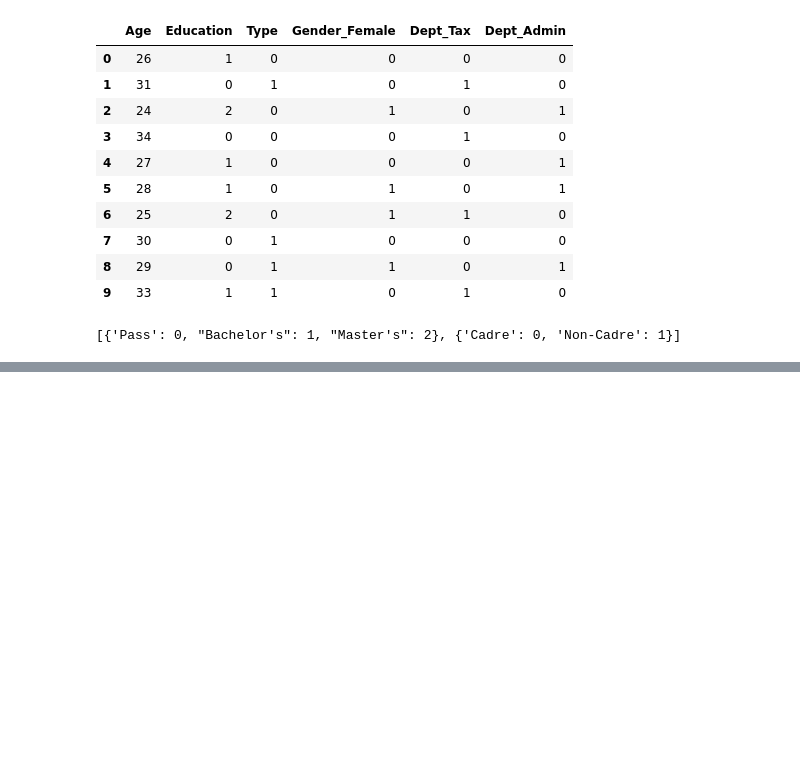
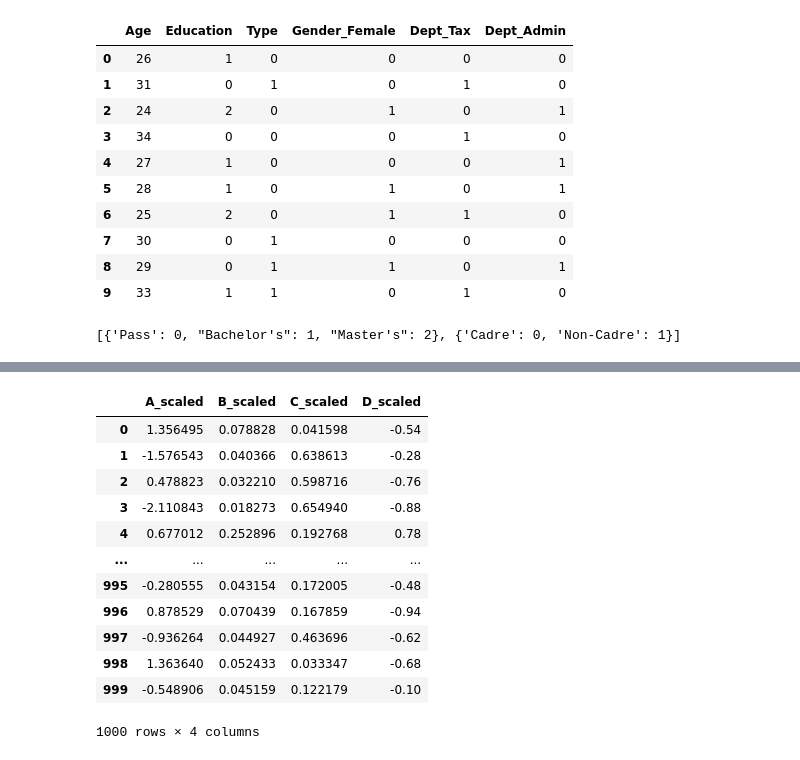
Before and after one commit to MaksudMalik/ML-lib-from-scratch, a Jupyter notebook: playground.ipynb, the cells around one changed output, grey strips where cells are left out. Drawn from its saved outputs; the diff is of its cells as text; code cells hidden in the pictures; blank space fills up the shorter version.

```diff
--- a/playground.ipynb
+++ b/playground.ipynb
@@ -227,0 +273,21 @@ ordinalencoder.feature_maps
+# %%
+scaled_df=pd.DataFrame(index=df.index)
+scaled_df['A_scaled'] = standard_scaler.fit_transform(df[['A']])
+scaled_df['B_scaled'] = minmax_scaler.fit_transform(df[['B']])
+scaled_df['C_scaled'] = maxabs_scaler.fit_transform(df[['C']])
+scaled_df['D_scaled'] = robust_scaler.fit_transform(df[['D']])
+scaled_df
+# %% [output]
+|  | A_scaled | B_scaled | C_scaled | D_scaled |
+| 0 | 1.356495 | 0.078828 | 0.041598 | -0.54 |
+| 1 | -1.576543 | 0.040366 | 0.638613 | -0.28 |
+| 2 | 0.478823 | 0.032210 | 0.598716 | -0.76 |
+| 3 | -2.110843 | 0.018273 | 0.654940 | -0.88 |
+| 4 | 0.677012 | 0.252896 | 0.192768 | 0.78 |
+| ... | ... | ... | ... | ... |
+| 995 | -0.280555 | 0.043154 | 0.172005 | -0.48 |
+| 996 | 0.878529 | 0.070439 | 0.167859 | -0.94 |
+| 997 | -0.936264 | 0.044927 | 0.463696 | -0.62 |
+| 998 | 1.363640 | 0.052433 | 0.033347 | -0.68 |
+| 999 | -0.548906 | 0.045159 | 0.122179 | -0.10 |
+1000 rows × 4 columns
```
Also changed, not shown: parts of 18 cells of this notebook, 6 other files.
